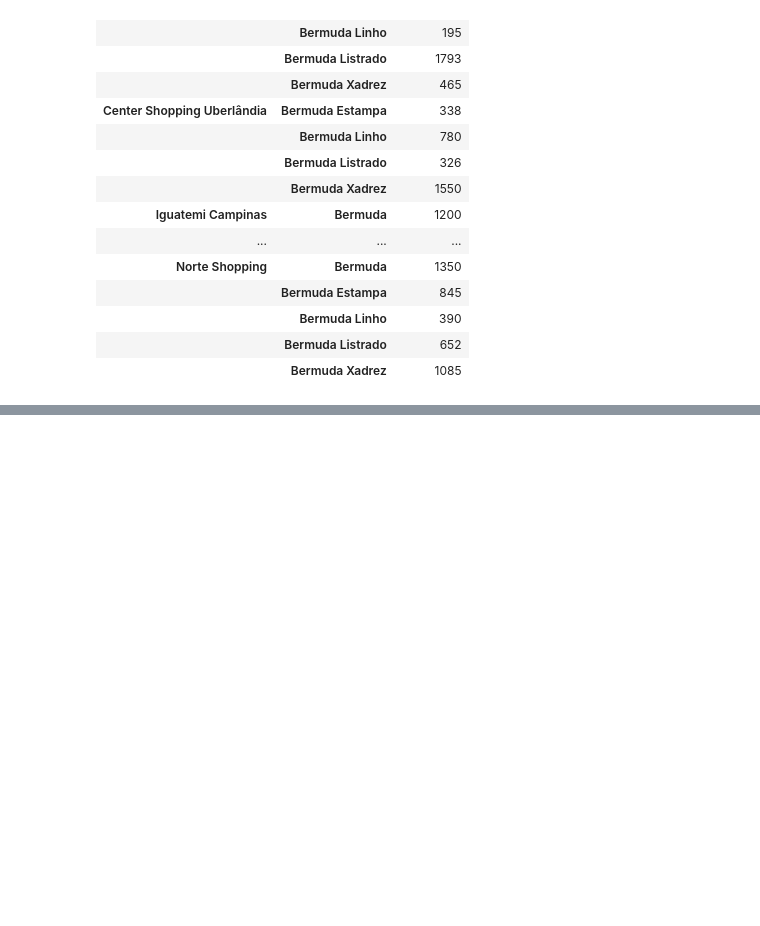
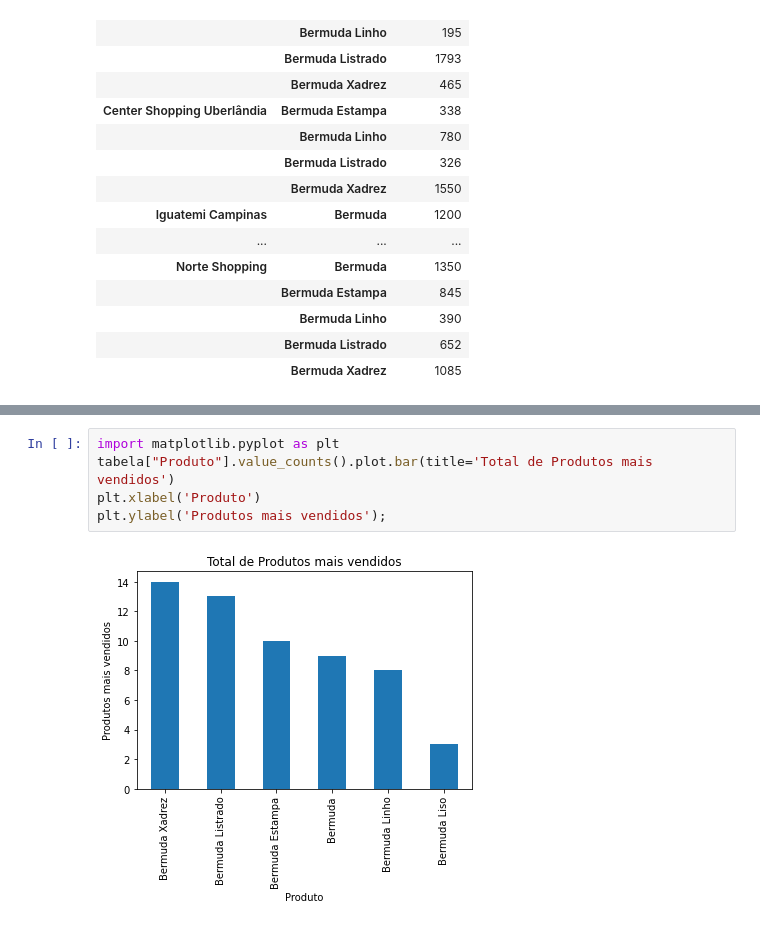
Before and after one commit to juniooor/Analise-de-dados-python, a Jupyter notebook: AnaliseComPythonDio.ipynb, the cells around one changed output, grey strips where cells are left out. Cells and saved outputs as stored; diff of their text form; blank space fills up the shorter version.

```diff
--- a/AnaliseComPythonDio.ipynb
+++ b/AnaliseComPythonDio.ipynb
@@ -55,0 +73,7 @@ faturamento_por_produto
+# %%
+import matplotlib.pyplot as plt
+tabela["Produto"].value_counts().plot.bar(title='Total de Produtos mais vendidos')
+plt.xlabel('Produto')
+plt.ylabel('Produtos mais vendidos');
+# %% [output]
+[figure, added]
```
Also changed, not shown: parts of 3 cells of this notebook.
